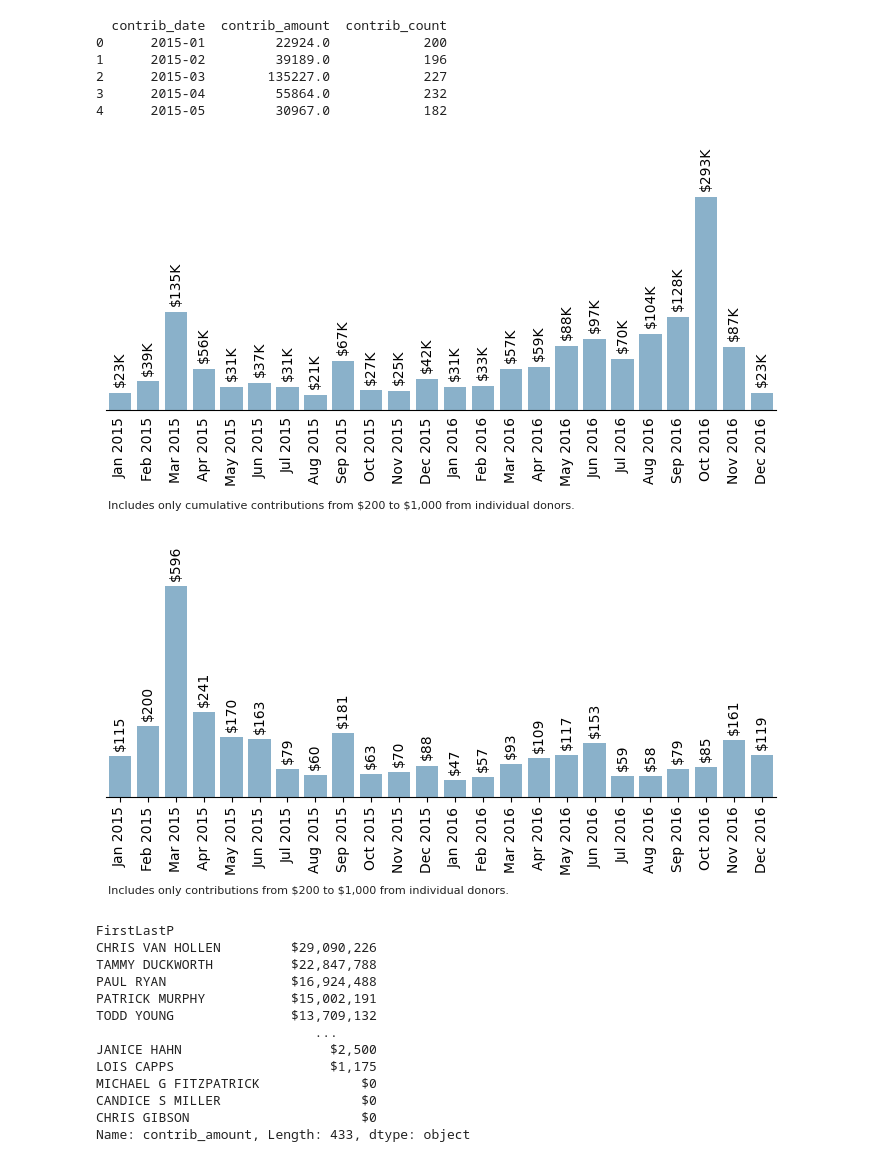
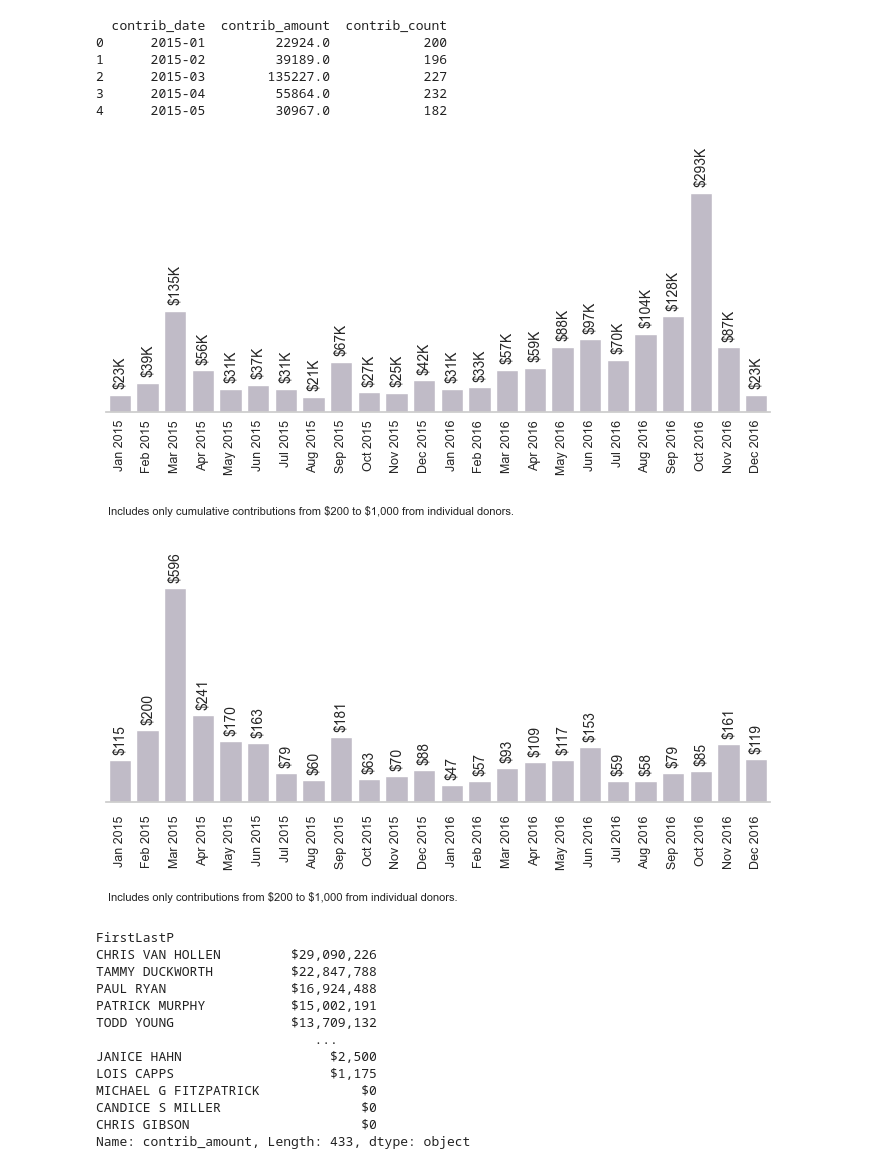
Before and after one commit to marobinette/cfd-project-ds1, a Jupyter notebook: notebooks/Open_Secrets_ETL.ipynb, the cells around one changed output. Saved outputs shown, nothing was run; the diff lists cells and outputs as text; code cells hidden in the pictures.

Commit message:
Many cosmetic changes to bar graphs of contributions by month

```diff
--- a/notebooks/Open_Secrets_ETL.ipynb
+++ b/notebooks/Open_Secrets_ETL.ipynb
@@ -322,13 +359,27 @@ monthly_sum_df['month_num'] = monthly_sum_df['contrib_date'].dt.month
 # Sort by year and month
 monthly_sum_df = monthly_sum_df.sort_values(['year', 'month_num'])
 
+# Match Seaborn style and font from Graph #1
+sns.set(
+    style="whitegrid",
+    font="sans-serif",
+    font_scale=1.0,
+    rc={
+        "font.sans-serif": ["Arial", "DejaVu Sans", "Liberation Sans"],  # optional for cross-system consistency
+        "axes.titlesize": 10,
+        "axes.labelsize": 9,
+        "xtick.labelsize": 9,
+        "ytick.labelsize": 9,
+    }
+)
+
 # Plot total contributions
 plt.figure(figsize=(7, 3.5))
 ax = sns.barplot(
     data = monthly_sum_df,
     x = 'month_year',
     y = 'contrib_amount',
-    color = '#7FB3D5'
+    color = breakdown_color4
 )
 
 # plt.title("Total Contributions to U.S. Representatives by Month (2015-2016)", pad = 30)
@@ -352,35 +403,35 @@ for p in ax.patches:
         f'${height/1000:,.0f}K',
         ha='center',
         va='bottom',
         rotation = 90,
         fontsize = 10,
         fontweight='medium'
     )
 
 # Remove the outlines
 sns.despine(top=True, right=True, left=True)
 
 # Add padding so labels don’t hit the top edge
 ymax = monthly_sum_df['contrib_amount'].max()
 plt.ylim(0, ymax * 1.15)
 
 # Add caption below the plot
 plt.text(
     0.003,                  # X position in axis coordinates (0 = left, 1 = right)
     -0.39,                # Y position in axis coordinates (below the x-axis)
     "Includes only cumulative contributions from \$200 to \$1,000 from individual donors.",
     ha='left',
     va='center',
-    fontsize = 8,
+    fontsize = caption_size,
     color='#222222',
     transform=ax.transAxes # use axis coordinates so it scales with the figure
 )
 
 # plt.subplots_adjust(top=0.85, bottom=0.25)
 
 plt.show()
 # %% [output]
-[figure, old version]
+[figure, new version]
 # %%
 # FIGURE: AVERAGE CONTRIBUTION BY MONTH
 
@@ -412,14 +463,27 @@ monthly_sum_df = monthly_sum_df.sort_values(['year', 'month_num'])
 # Optional: check the DataFrame
 # print(monthly_sum_df.head())
 
+# Match Seaborn style and font from Graph #1
+sns.set(
+    style="whitegrid",
+    font="sans-serif",
+    font_scale=1.0,
+    rc={
+        "font.sans-serif": ["Arial", "DejaVu Sans", "Liberation Sans"],  # optional for cross-system consistency
+        "axes.titlesize": 10,
+        "axes.labelsize": 9,
+        "xtick.labelsize": 9,
+        "ytick.labelsize": 9,
+    }
+)
+
 # 6. Plot average contributions
 plt.figure(figsize=(7, 3.5))
 ax = sns.barplot(
     data=monthly_sum_df,
     x='month_year',
     y='avg_contrib',
-    color='#7FB3D5'
-    # palette='Set2'
+    color=breakdown_color4
 )
 
 # plt.title("Average Contribution to U.S. Representatives by Month (2019-2020)", pad = 30)
@@ -459,7 +523,7 @@ plt.text(
     "Includes only contributions from \$200 to \$1,000 from individual donors.",
     ha='left',          # center-align the text
     va='center',
-    fontsize=8,           # small font
+    fontsize=caption_size,           # small font
     color='#222222',
     transform=ax.transAxes # use axis coordinates so it scales with the figure
 )
@@ -468,7 +532,7 @@ plt.text(
 
 plt.show()
 # %% [output]
-[figure, old version]
+[figure, new version]
 # %%
 # Top recipients
 
```
Also changed, not shown: parts of 1 cell of this notebook.
